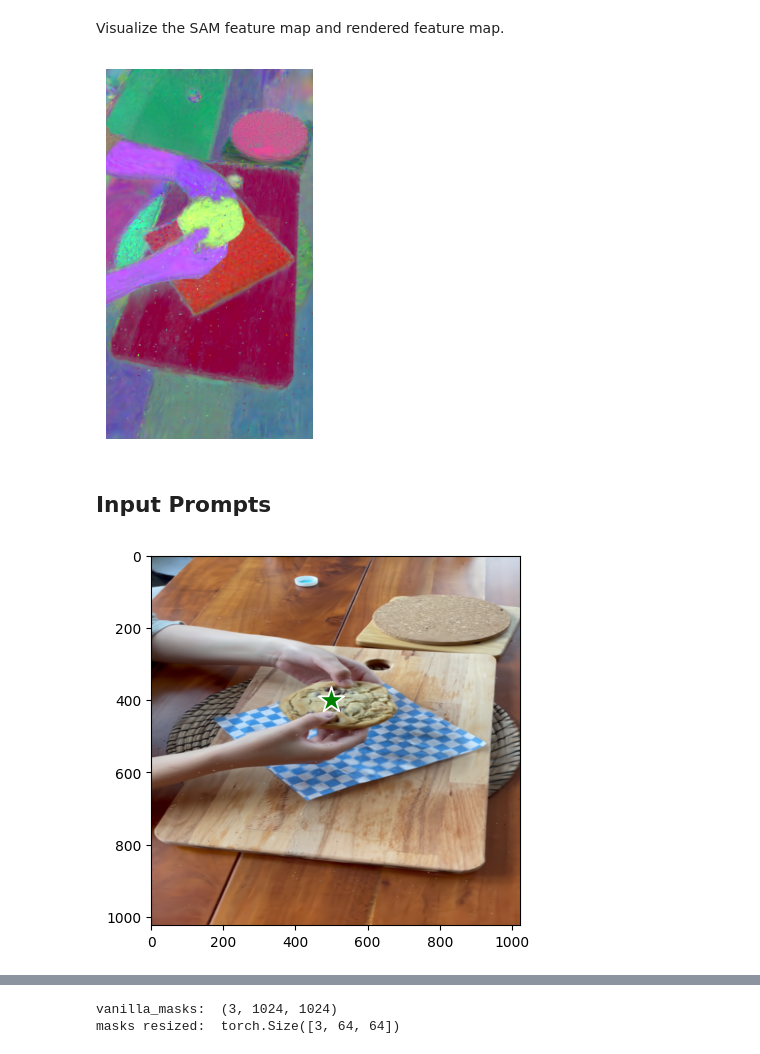
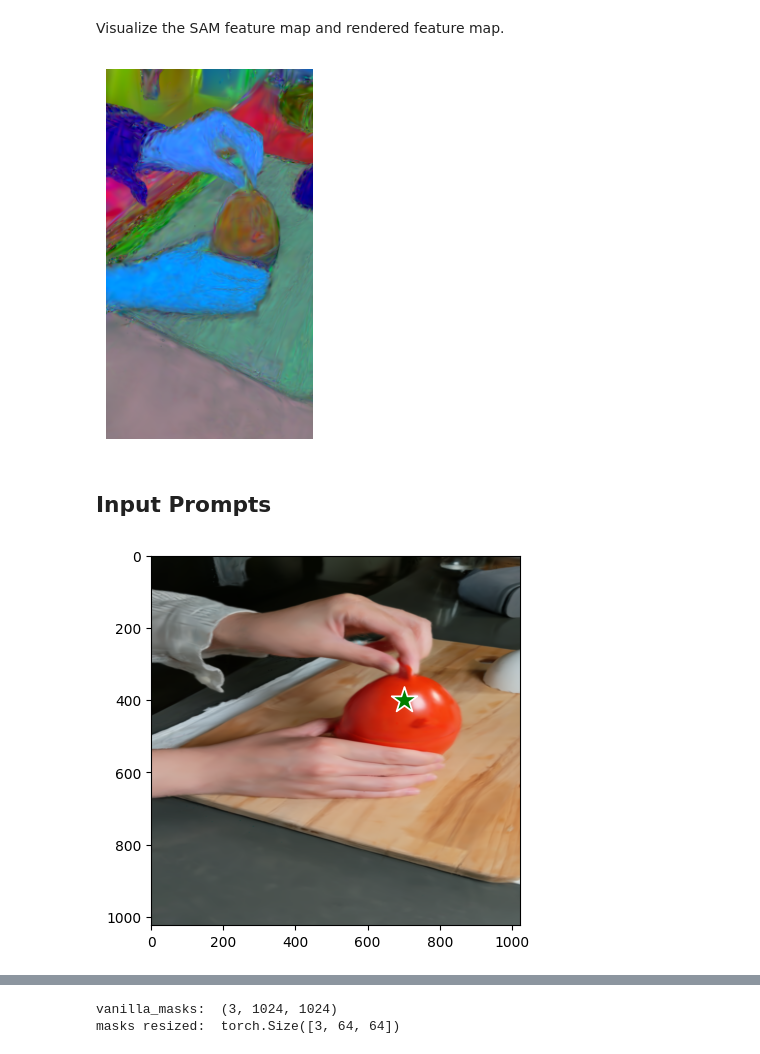
Before and after one commit to guanjunwu/sa4d, a Jupyter notebook: baseline_1.ipynb, the cells around one changed output, grey strips where cells are left out. Drawn from its saved outputs; the diff is of its cells as text; code cells hidden in the pictures.

```diff
--- a/baseline_1.ipynb
+++ b/baseline_1.ipynb
@@ -30,8 +30,8 @@ Jupyter environment detected. Enabling Open3D WebVisualizer.
 # %%
 FEATURE_DIM = 32
 
-DATA_ROOT = './data/hypernerf/split-cookie'
-MODEL_PATH = './output/hypernerf/split-cookie'
+DATA_ROOT = './data/hypernerf/chickchicken'
+MODEL_PATH = './output/hypernerf/chickchicken'
 GAUSSIAN_ITERATION = 14000
 
 SAM_PROJ_PATH = os.path.join(MODEL_PATH, f'point_cloud/iteration_{str(GAUSSIAN_ITERATION)}/sam_proj.pt')
@@ -50,7 +50,7 @@ pipeline = PipelineParams(parser)
 hp = ModelHiddenParams(parser)
 parser.add_argument("--iteration", default=-1, type=int)
 parser.add_argument('--mode', default='feature', choices=['scene', 'feature'])
-parser.add_argument("--configs", type=str, default = "./arguments/hypernerf/default.py")
+parser.add_argument("--configs", type=str, default = "./arguments/hypernerf/chicken.py")
 # parser.add_argument('--precomputed_mask', default=None, type=str)
 args = get_combined_args(parser, MODEL_PATH, 'feature')
 if args.configs:
@@ -175,20 +175,20 @@ plt.imshow(feature_map_normalized)
 plt.axis('off')
 plt.show()
 # %% [output]
-[figure, old version]
+[figure, new version]
 # %% [markdown]
 ## Input Prompts
 # %%
-input_point = np.array([[500, 400]])
+input_point = np.array([[700, 400]])
 input_label = np.ones(len(input_point))
 
 # plt.figure(figsize=(10,10))
 plt.imshow(img)
 show_points(input_point, input_label, plt.gca())
 plt.axis('on')
 plt.show()
 # %% [output]
-[figure, old version]
+[figure, new version]
 # %%
 with torch.no_grad():
     vanilla_masks, scores, logits = predictor.predict(
```
Also changed, not shown: parts of 13 cells of this notebook, 30 other files.
